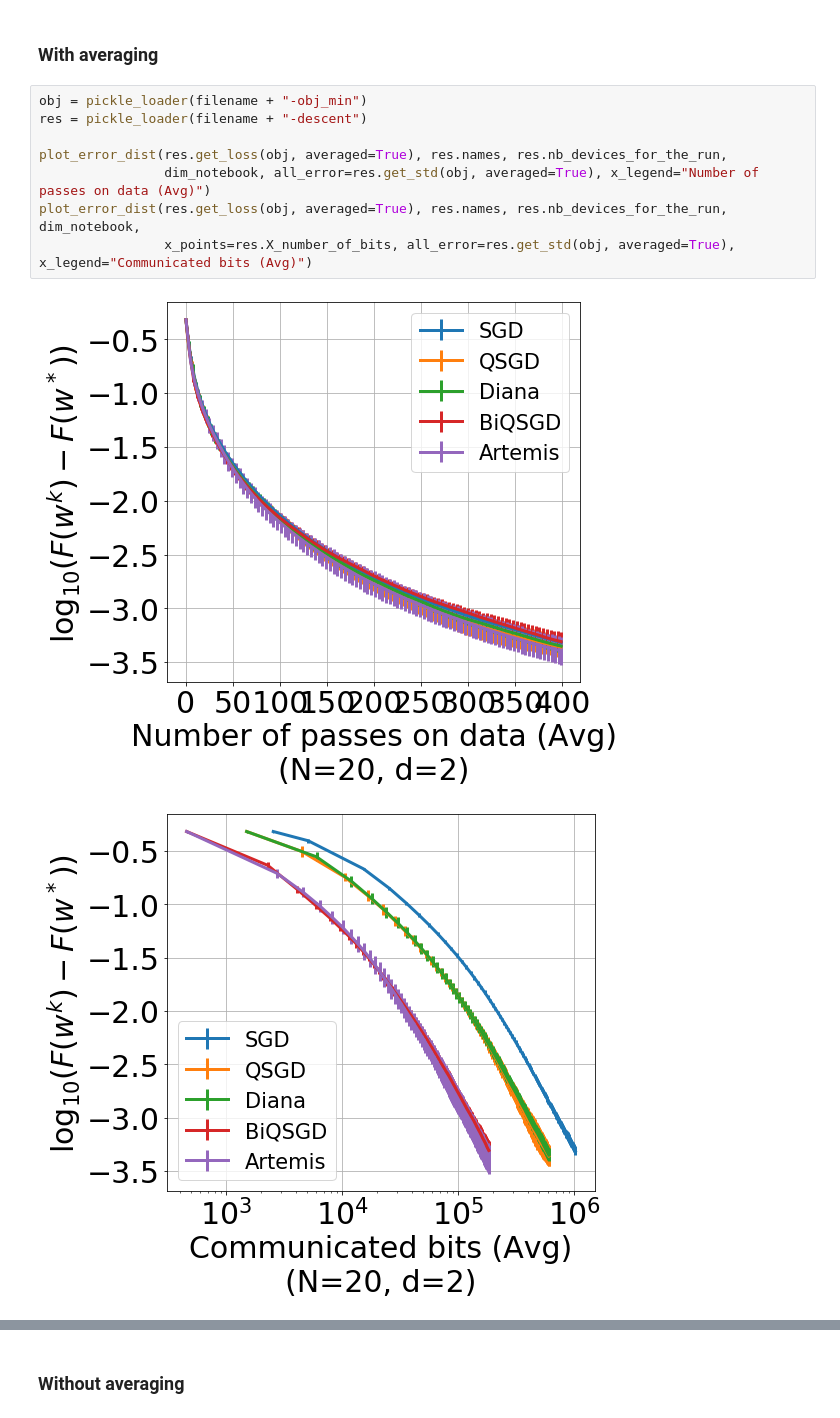
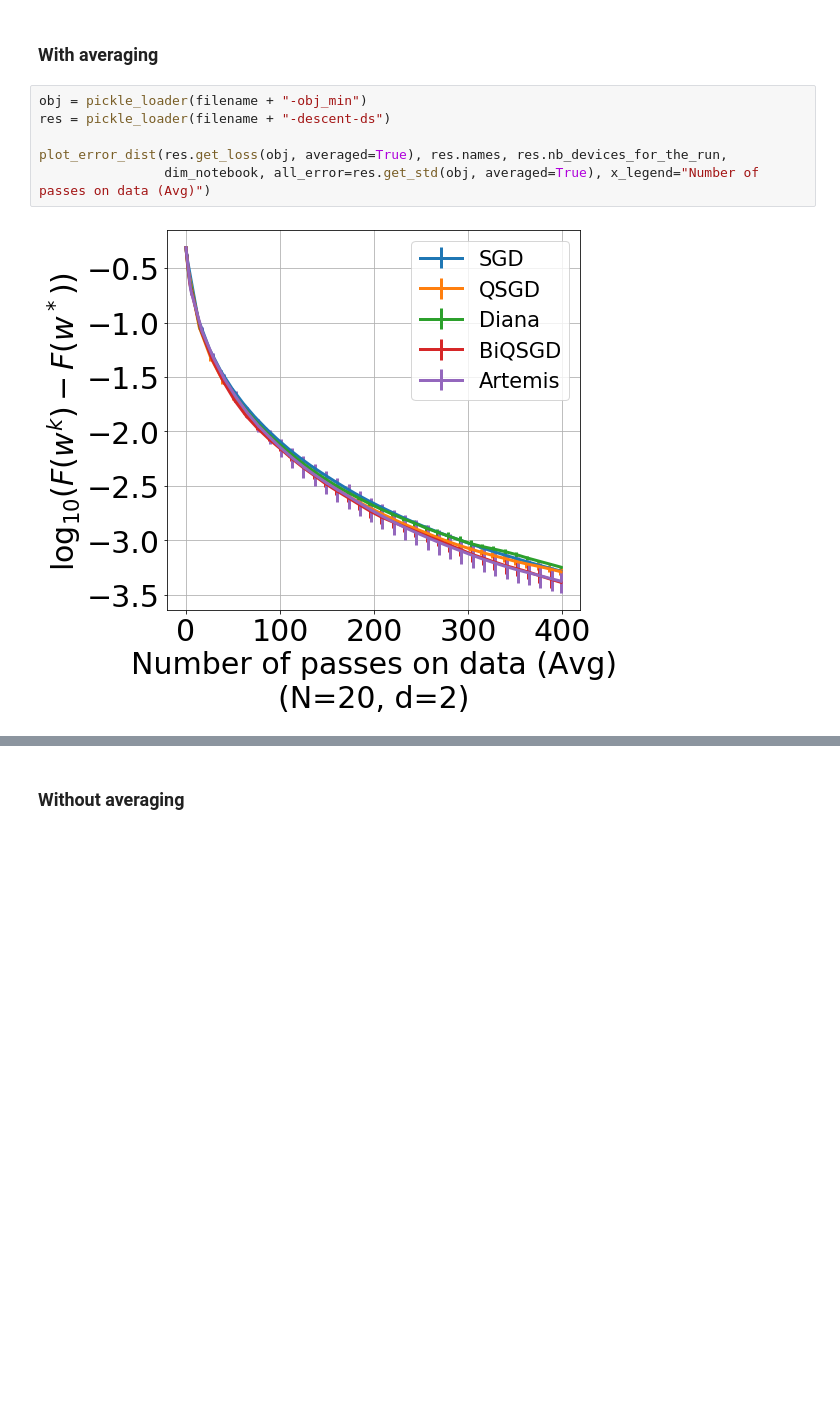
Before and after one commit to philipco/artemis-bidirectional-compression, a Jupyter notebook: notebook/logistic_deterministic.ipynb, the cells around one changed output, grey strips where cells are left out. Cells and saved outputs as stored; diff of their text form; blank space fills up the shorter version.

Commit message:
README + notebook cleaning

```diff
--- a/notebook/logistic_deterministic.ipynb
+++ b/notebook/logistic_deterministic.ipynb
@@ -142,12 +149,9 @@ Wall time: 7min 9s
 ### With averaging
 # %%
 obj = pickle_loader(filename + "-obj_min")
-res = pickle_loader(filename + "-descent")
+res = pickle_loader(filename + "-descent-ds")
 
 plot_error_dist(res.get_loss(obj, averaged=True), res.names, res.nb_devices_for_the_run,
                 dim_notebook, all_error=res.get_std(obj, averaged=True), x_legend="Number of passes on data (Avg)")
-plot_error_dist(res.get_loss(obj, averaged=True), res.names, res.nb_devices_for_the_run, dim_notebook,
-                x_points=res.X_number_of_bits, all_error=res.get_std(obj, averaged=True), x_legend="Communicated bits (Avg)")
 # %% [output]
-[figure, old version]
+[figure, new version]
-[figure, removed]
```
Also changed, not shown: parts of 12 cells of this notebook, 11 other files.
